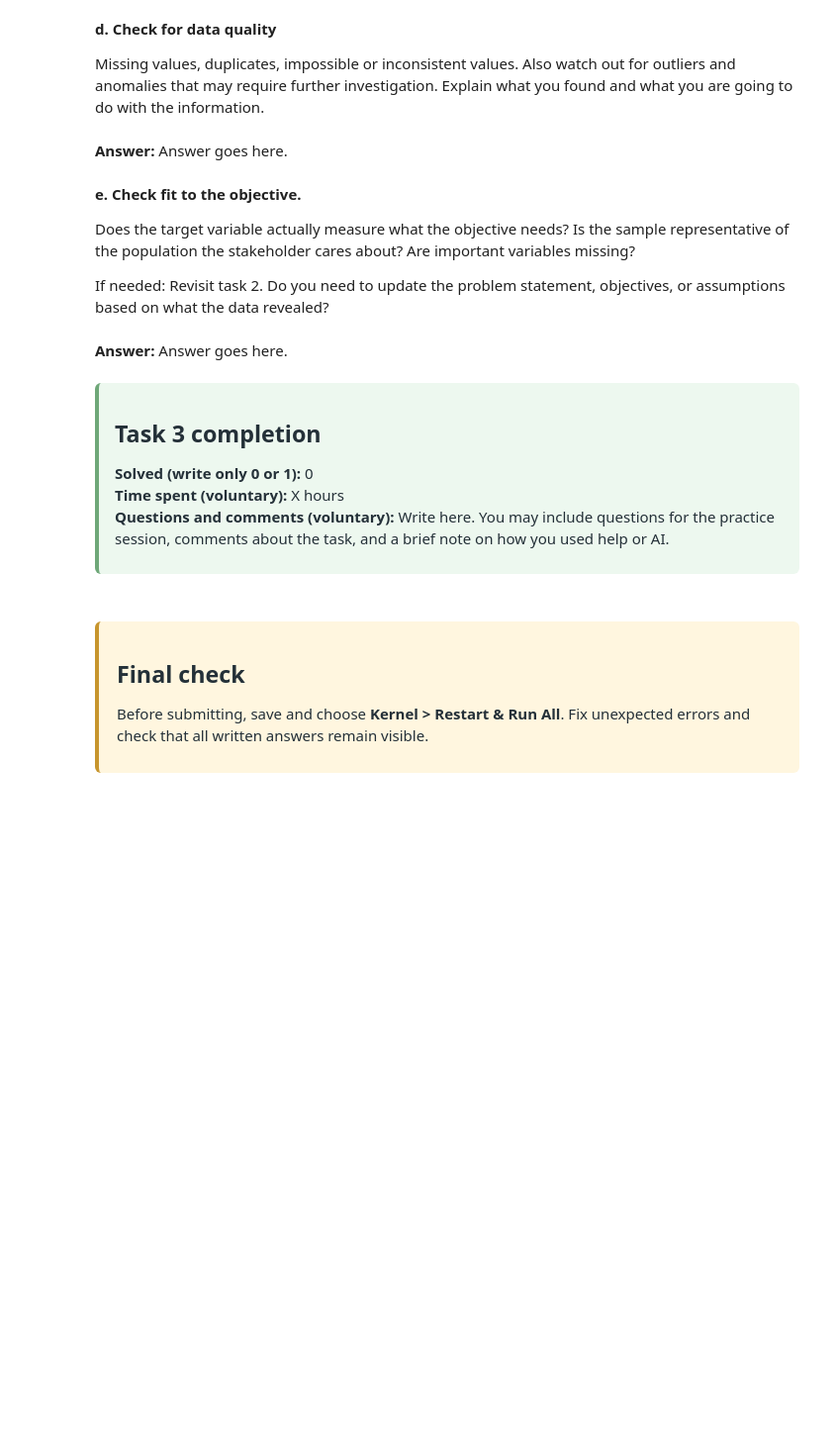
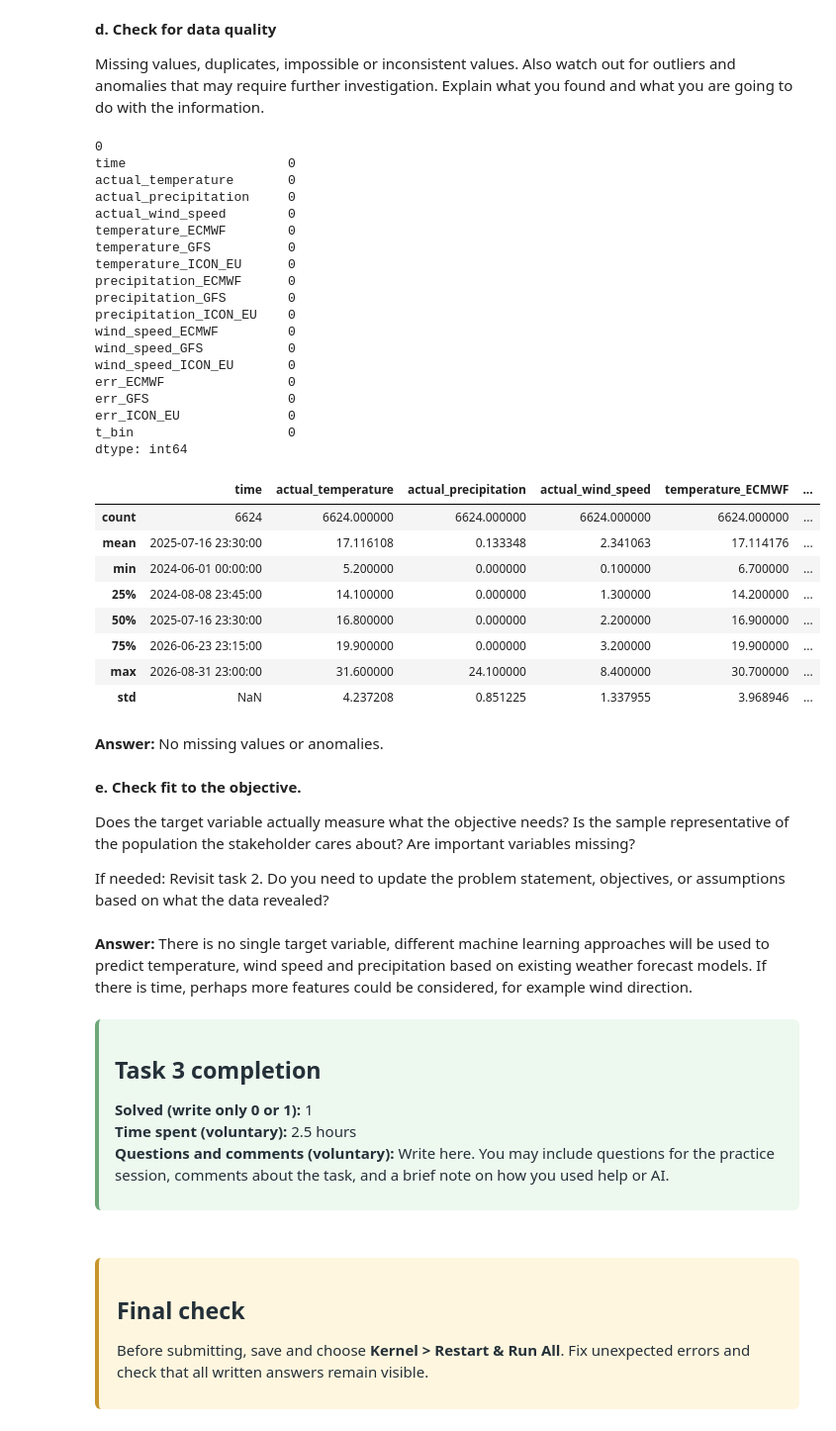
Before and after one commit to MarkenNisu/Machine_Learning_For_Weather, a Jupyter notebook: IDS2026_HW07.ipynb, the cells around one changed output. Shown at 99% size. Saved outputs shown, nothing was run; the diff lists cells and outputs as text; code cells hidden in the pictures; blank space fills up the shorter version.

```diff
--- a/IDS2026_HW07.ipynb
+++ b/IDS2026_HW07.ipynb
@@ -180,9 +305,40 @@ Take a look at the data as plots to get more insight to the patterns, trends, an
 
 Missing values, duplicates, impossible or inconsistent values. Also watch out for outliers and anomalies that may require further investigation. Explain what you found and what you are going to do with the information.
 # %%
-## TODO
+print(df.isna().any(axis=1).sum())
+print((df == "").sum())
+df.describe()
+# %% [output]
+0
+time                     0
+actual_temperature       0
+actual_precipitation     0
+actual_wind_speed        0
+temperature_ECMWF        0
+temperature_GFS          0
+temperature_ICON_EU      0
+precipitation_ECMWF      0
+precipitation_GFS        0
+precipitation_ICON_EU    0
+wind_speed_ECMWF         0
+wind_speed_GFS           0
+wind_speed_ICON_EU       0
+err_ECMWF                0
+err_GFS                  0
+err_ICON_EU              0
+t_bin                    0
+dtype: int64
+|  | time | actual_temperature | actual_precipitation | actual_wind_speed | temperature_ECMWF | ... |
+| count | 6624 | 6624.000000 | 6624.000000 | 6624.000000 | 6624.000000 | ... |
+| mean | 2025-07-16 23:30:00 | 17.116108 | 0.133348 | 2.341063 | 17.114176 | ... |
+| min | 2024-06-01 00:00:00 | 5.200000 | 0.000000 | 0.100000 | 6.700000 | ... |
+| 25% | 2024-08-08 23:45:00 | 14.100000 | 0.000000 | 1.300000 | 14.200000 | ... |
+| 50% | 2025-07-16 23:30:00 | 16.800000 | 0.000000 | 2.200000 | 16.900000 | ... |
+| 75% | 2026-06-23 23:15:00 | 19.900000 | 0.000000 | 3.200000 | 19.900000 | ... |
+| max | 2026-08-31 23:00:00 | 31.600000 | 24.100000 | 8.400000 | 30.700000 | ... |
+| std | NaN | 4.237208 | 0.851225 | 1.337955 | 3.968946 | ... |
 # %% [markdown]
-**Answer:** Answer goes here.
+**Answer:** No missing values or anomalies.
 # %% [markdown]
 **e. Check fit to the objective.**
 
@@ -190,13 +346,13 @@ Does the target variable actually measure what the objective needs? Is the sampl
 
 If needed: Revisit task 2. Do you need to update the problem statement, objectives, or assumptions based on what the data revealed?
 # %% [markdown]
-**Answer:** Answer goes here.
+**Answer:** There is no single target variable, different machine learning approaches will be used to predict temperature, wind speed and precipitation based on existing weather forecast models. If there is time, perhaps more features could be considered, for example wind direction.
 # %% [markdown]
 <div style='background-color:#EDF8EF; border-left:4px solid #6EA778; border-radius:6px; padding:12px 16px; margin:16px 0 28px 0; color:#243038;'>
 
 <h2 style="color:#243038; margin:0.2em 0;">Task 3 completion</h2>
-<p style="color:#243038; margin:0.5em 0;"><strong>Solved (write only 0 or 1):</strong> 0<br>
-<strong>Time spent (voluntary):</strong> X hours<br>
+<p style="color:#243038; margin:0.5em 0;"><strong>Solved (write only 0 or 1):</strong> 1<br>
+<strong>Time spent (voluntary):</strong> 2.5 hours<br>
 <strong>Questions and comments (voluntary):</strong> Write here. You may include questions for the practice session, comments about the task, and a brief note on how you used help or AI.</p>
 
 </div>
```
Also changed, not shown: parts of 12 cells of this notebook, 2 other files.
